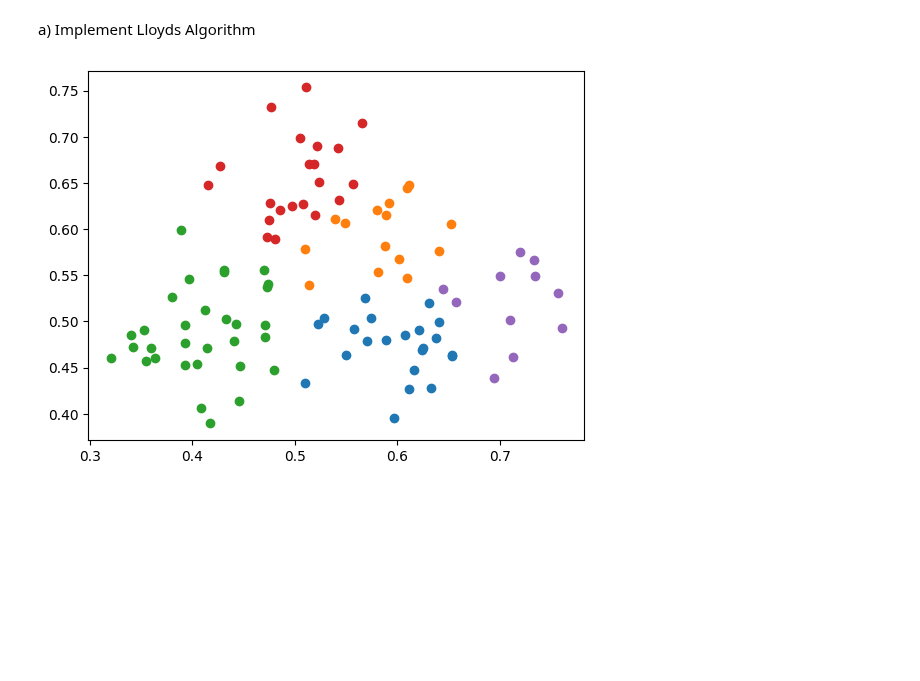
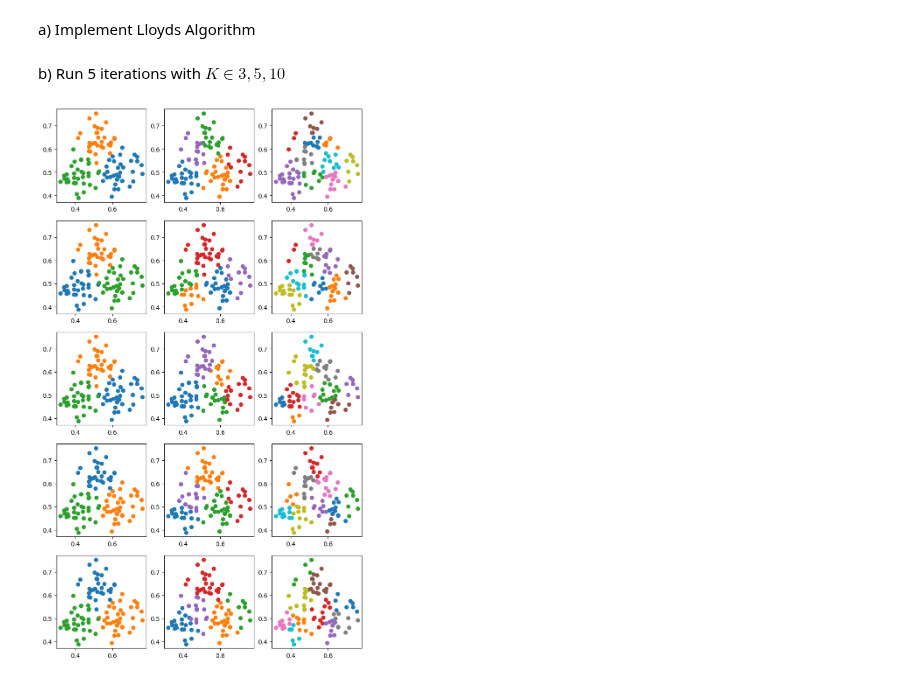
Before and after one commit to jgray9/CMSC678_Assignment4, a Jupyter notebook: homework4.ipynb, the cells around one changed output. Drawn from its saved outputs; the diff is of its cells as text; code cells hidden in the pictures; blank space fills up the shorter version.

```diff
--- a/homework4.ipynb
+++ b/homework4.ipynb
@@ -39,22 +39,28 @@ def lloyd(K: int):
             S[nearest_K].append(point)
 
         # get mean for each cluster
-        prev_u = centers.copy()
+        prev_centers = centers.copy()
         for k in range(K):
             k_size = len(S[k])
+            if k_size == 0:
+                continue
             k_sum_x = sum([ point[0] for point in S[k] ])
             k_sum_y = sum([ point[1] for point in S[k] ])
             centers[k] = [ k_sum_x/k_size, k_sum_y/k_size ]
 
         # check convergence
-        distances = [ distance(centers[k], prev_u[k]) for k in range(K) ]
+        distances = [ distance(centers[k], prev_centers[k]) for k in range(K) ]
         if max(distances) == 0:
             return S
+# %% [markdown]
+b) Run 5 iterations with $K\in{3,5,10}$
 # %%
-S = lloyd(5)
-
-for k in range(len(S)):
-    plt.scatter([ point[0] for point in S[k] ], [ point[1] for point in S[k] ])
+fig, ax = plt.subplots(5, 3, figsize=(9,16))
+for row in range(5):
+    for col, K in enumerate([3,5,10]):
+        S = lloyd(K)
+        for k in range(K):
+            ax[row][col].scatter([ point[0] for point in S[k] ], [ point[1] for point in S[k] ])
 plt.show()
 # %% [output]
-[figure, old version]
+[figure, new version]
```
